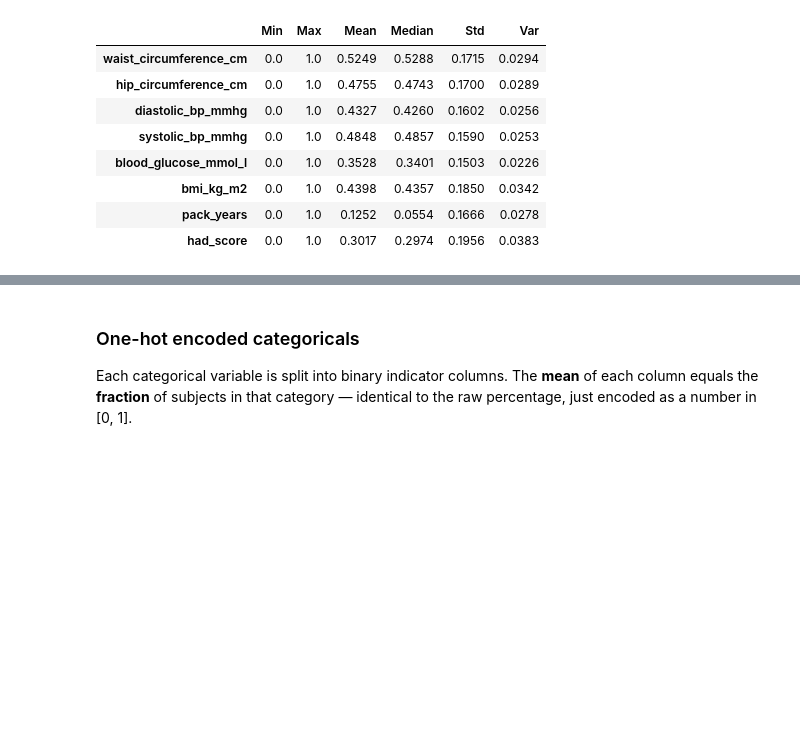
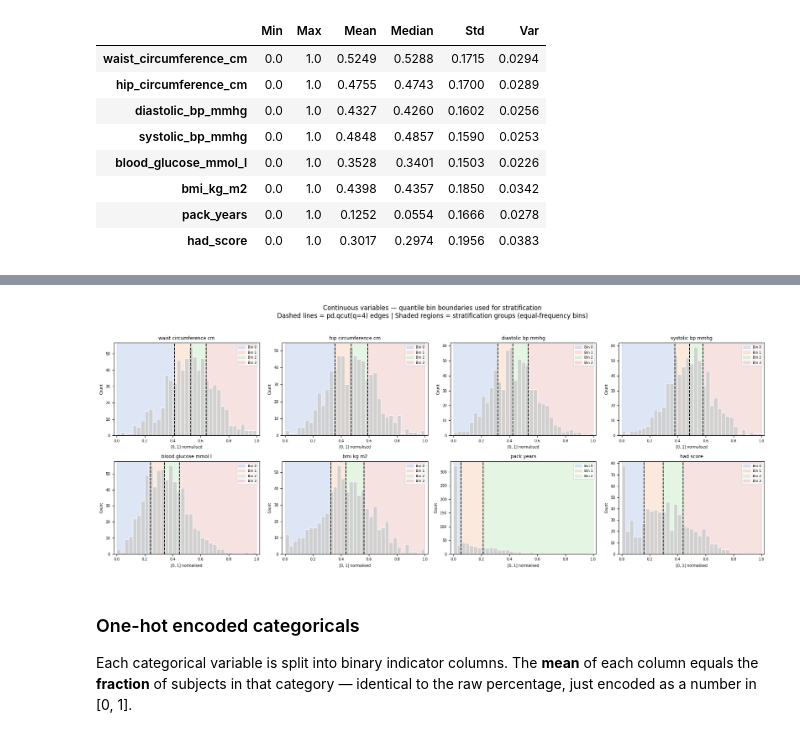
Before and after one commit to flippi321/NTNU-Master-project, a Jupyter notebook: feature_split_analysis.ipynb, the cells around one changed output, grey strips where cells are left out. Saved outputs shown, nothing was run; the diff lists cells and outputs as text; code cells hidden in the pictures; blank space fills up the shorter version.

```diff
--- a/feature_split_analysis.ipynb
+++ b/feature_split_analysis.ipynb
@@ -282,3 +288,41 @@ All min ≈ 0, max ≈ 1 — distribution shape preserved.
+# %%
+bin_colors = ['#4878d0', '#ee854a', '#6acc65', '#d65f5f']
+bin_labels = ['Subgroup 0', 'Subgroup 1', 'Subgroup 2', 'Subgroup 3']
+
+fig, axes = plt.subplots(2, 4, figsize=(18, 7))
+
+for ax, col in zip(axes.flat, CONTINUOUS):
+    data = norm[col].dropna()
+
+    # Same call as _build_label_matrix
+    _, edges = pd.qcut(data, q=4, retbins=True, duplicates='drop')
+    n_bins = len(edges) - 1
+
+    ax.hist(data, bins=35, color='#cccccc', edgecolor='white', alpha=0.85, zorder=1)
+
+    # Shade each bin region and draw boundary lines
+    for i in range(n_bins):
+        ax.axvspan(edges[i], edges[i + 1], alpha=0.18, color=bin_colors[i],
+                   label=bin_labels[i], zorder=0)
+    for edge in edges[1:-1]:
+        ax.axvline(edge, color='black', linestyle='--', lw=1.4, zorder=3)
+
+    ax.set_title(col.replace('_', ' '), fontsize=9)
+    ax.set_xlabel('[0, 1] normalised', fontsize=7)
+    ax.set_ylabel('Count', fontsize=7)
+    ax.set_xlim(-0.02, 1.02)
+    ax.legend(fontsize=6.5, loc='upper right', framealpha=0.7)
+    ax.tick_params(labelsize=7)
+
+plt.suptitle(
+    'Continuous variables — quantile bin boundaries used for stratification\n'
+    'Dashed lines = pd.qcut(q=4) edges | Shaded regions = stratification groups (equal-frequency bins)',
+    fontsize=12, y=1.02
+)
+plt.tight_layout()
+plt.show()
+# %% [output]
+[figure, added]
 # %% [markdown]
 ### One-hot encoded categoricals
 
```
Also changed, not shown: parts of 7 cells of this notebook, 1 other file.
